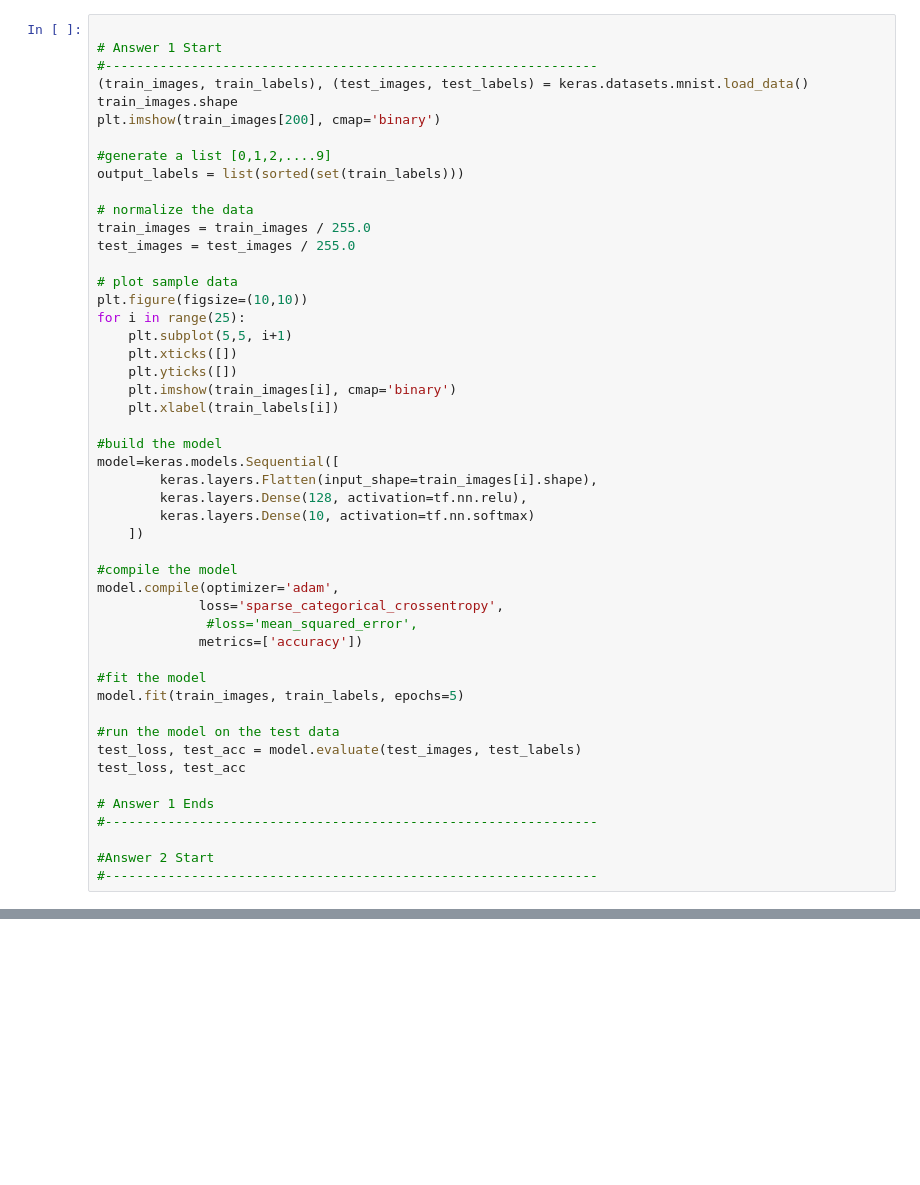
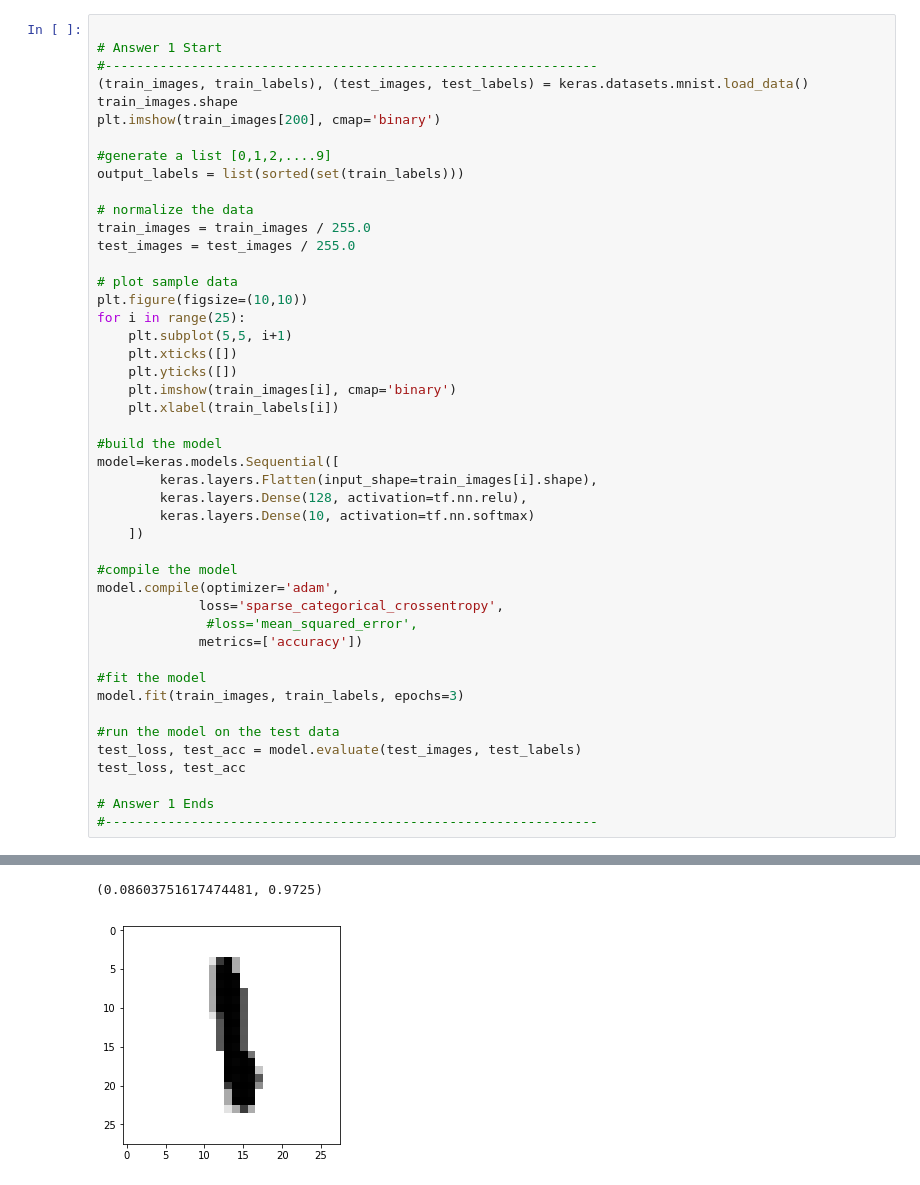
Before and after one commit to joseph-neeraj/AM6016-CA1, a Jupyter notebook: CA1_Sol.ipynb, the cells around one changed output, grey strips where cells are left out. Saved outputs shown, nothing was run; the diff lists cells and outputs as text; blank space fills up the shorter version.

```diff
--- a/CA1_Sol.ipynb
+++ b/CA1_Sol.ipynb
@@ -50,7 +47,7 @@ model.compile(optimizer='adam',
              metrics=['accuracy'])
 
 #fit the model
-model.fit(train_images, train_labels, epochs=5)
+model.fit(train_images, train_labels, epochs=3)
 
 #run the model on the test data
 test_loss, test_acc = model.evaluate(test_images, test_labels)
@@ -58,7 +55,4 @@ test_loss, test_acc
 
 # Answer 1 Ends
 #---------------------------------------------------------------
-
-#Answer 2 Start
-#---------------------------------------------------------------
 # %% [output]
@@ -65,0 +66,2 @@ NameError: name 'keras' is not defined
+(0.08603751617474481, 0.9725)
+[figure, added]
```
Also changed, not shown: parts of 11 cells of this notebook.
